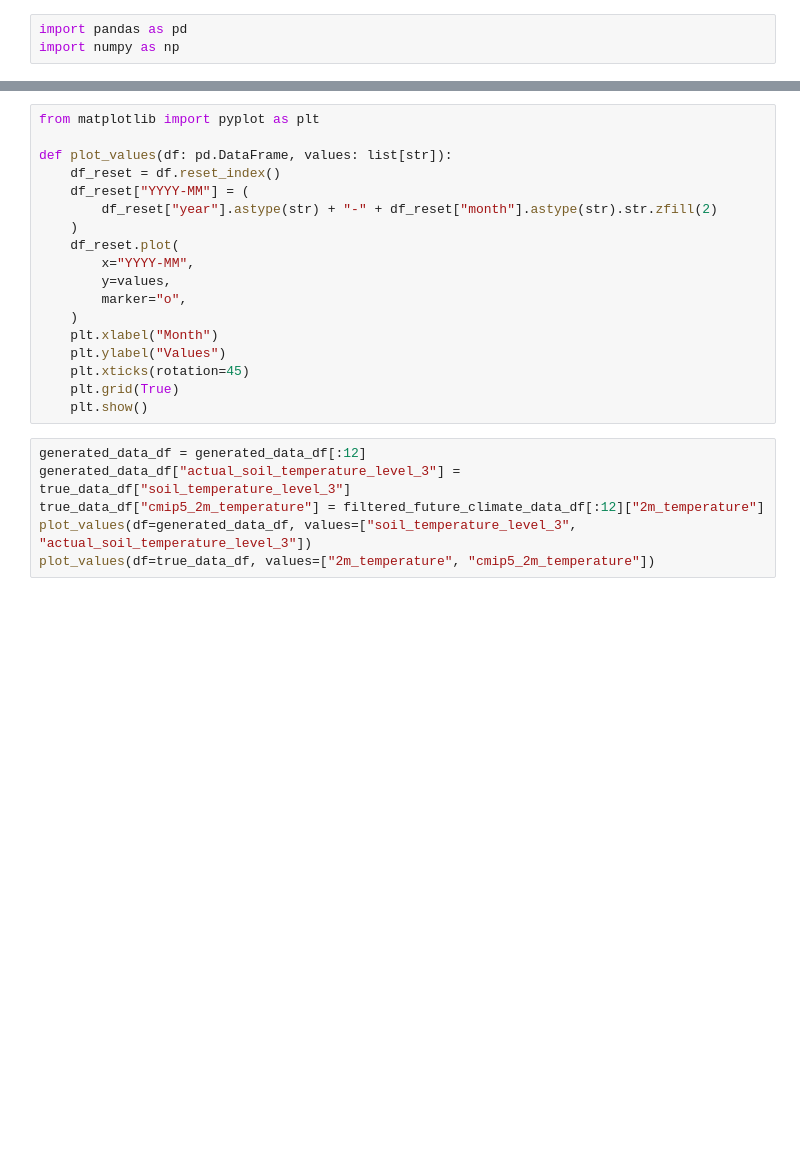
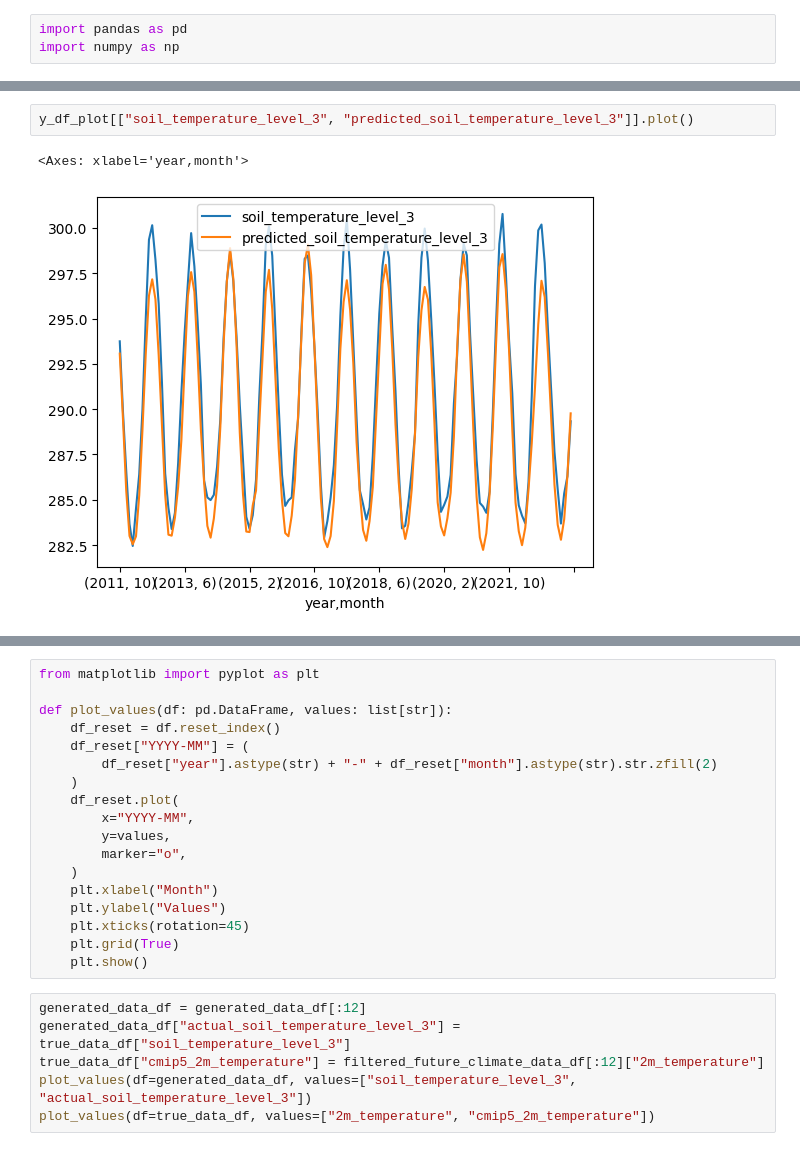
Before and after one commit to PeppeOsmio/tesi, a Jupyter notebook: test_model.ipynb, the cells around one changed output, grey strips where cells are left out. Drawn from its saved outputs; the diff is of its cells as text; blank space fills up the shorter version.

```diff
--- a/test_model.ipynb
+++ b/test_model.ipynb
@@ -94,3 +163,8 @@ SEQ_LENGTH = 12
+# %%
+y_df_plot[["soil_temperature_level_3", "predicted_soil_temperature_level_3"]].plot()
+# %% [output]
+<Axes: xlabel='year,month'>
+[figure, added]
 # %%
 generated_data = await climate_generative_model_repository.generate_climate_data_from_last_past_climate_data(
     location_id=location.id # type: ignore
```
Also changed, not shown: parts of 10 cells of this notebook, 4 other files.
